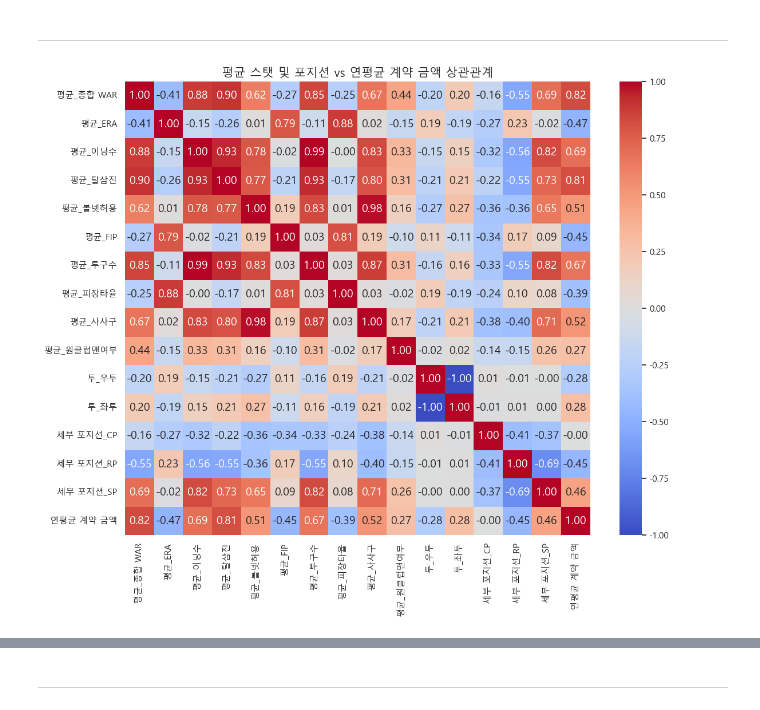
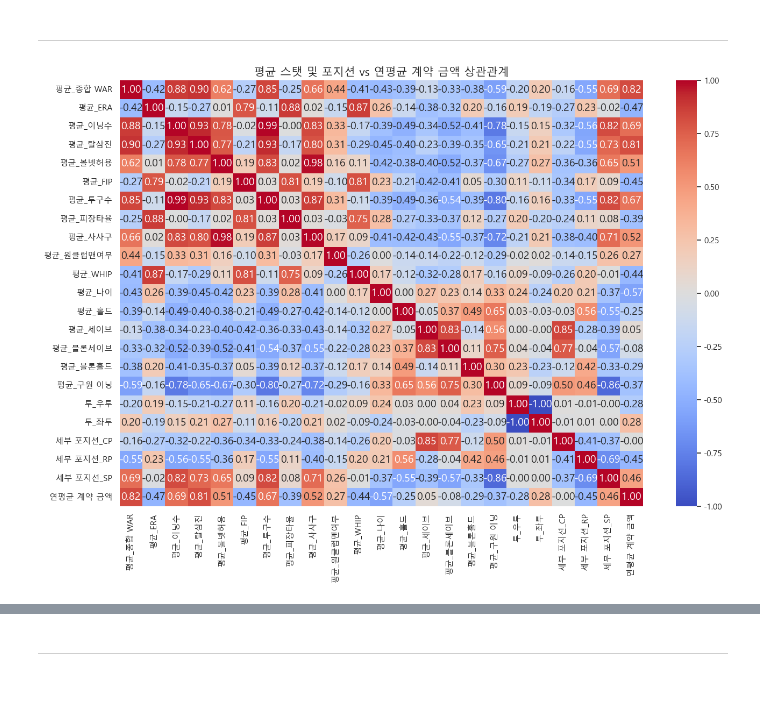
Before and after one commit to choiwj0215/datathon-team-11, a Jupyter notebook: 박상현/jupyter/FA_투수_EDA_ver2.ipynb, the cells around one changed output, grey strips where cells are left out. Drawn from its saved outputs; the diff is of its cells as text; code cells hidden in the pictures.

```diff
--- a/박상현/jupyter/FA_투수_EDA_ver2.ipynb
+++ b/박상현/jupyter/FA_투수_EDA_ver2.ipynb
@@ -65,7 +65,20 @@ df_cleaned = df_filtered[
 ].copy()
 # %%
 # 2. 평균 낼 스탯 컬럼
-stat_cols = ['종합 WAR', 'ERA', '이닝수', '탈삼진', '볼넷허용', 'FIP', '투구수', '피장타율', '사사구', '원클럽맨여부']
+stat_cols = ['종합 WAR', 'ERA', '이닝수', '탈삼진', '볼넷허용', 'FIP', '투구수', '피장타율', '사사구', '원클럽맨여부','WHIP', '나이', '홀드', '세이브', '블론세이브', '블론홀드', '구원 이닝']
+# %%
+# 2-1. 합계 낼 스탯 컬럼
+stat_sum = df_cleaned.groupby('선수명').agg({
+    '이닝수': 'sum',
+    '탈삼진': 'sum',
+    '사사구': 'sum',
+    '자책점': 'sum'  # ERA* 계산에 필요
+}).reset_index()
+# %%
+# 파생 컬럼 계산
+stat_sum['ERA*'] = (stat_sum['자책점'] / stat_sum['이닝수']) * 9
+stat_sum['K/9'] = (stat_sum['탈삼진']  / stat_sum['이닝수']) * 9
+stat_sum['BB/9'] = (stat_sum['사사구'] / stat_sum['이닝수']) * 9
 # %%
 # 3. 선수별 평균 스탯 계산
 stat_mean = df_cleaned.groupby('선수명')[stat_cols].mean().reset_index()
@@ -83,8 +96,10 @@ pos_info = df_cleaned.groupby('선수명')[['투', '세부 포지션']].agg(lamb
 fa_contract = df1[df1['FA 계약 연수'] > 0][['선수명', 'FA 계약 총액', 'FA 계약 연수']].drop_duplicates('선수명')
 fa_contract['연평균 계약 금액'] = fa_contract['FA 계약 총액'] / fa_contract['FA 계약 연수']
 # %%
-# 6. 병합
-merged = stat_mean.merge(pos_info, on='선수명').merge(fa_contract, on='선수명')
+# === 최종 병합 (평균 + 합계 파생컬럼 + 포지션 + 계약 정보) ===
+merged = stat_mean.merge(stat_sum[['선수명', 'ERA*', 'K/9', 'BB/9']], on='선수명') \
+                  .merge(pos_info, on='선수명') \
+                  .merge(fa_contract, on='선수명')
 # %%
 # 7. 원핫 인코딩
 df_encoded = pd.get_dummies(merged, columns=['투', '세부 포지션'])
@@ -93,13 +108,13 @@ df_encoded = pd.get_dummies(merged, columns=['투', '세부 포지션'])
 columns_for_corr = [col for col in df_encoded.columns if col.startswith('평균_') or col.startswith('투_') or col.startswith('세부 포지션_')]
 columns_for_corr.append('연평균 계약 금액')
 # %%
-# 9. 상관관계 분석 및 시각화
+# 9. 상관관계 분석 및 시각화 (전체 선수)
 corr_df = df_encoded[columns_for_corr].corr()
 
-plt.figure(figsize=(12, 10))
+plt.figure(figsize=(14, 10))
 sns.heatmap(corr_df, annot=True, cmap='coolwarm', fmt=".2f")
 plt.title("평균 스탯 및 포지션 vs 연평균 계약 금액 상관관계", fontsize=15)
 plt.tight_layout()
 plt.show()
 # %% [output]
-[figure, old version]
+[figure, new version]
```
Also changed, not shown: parts of 68 cells of this notebook, 3 other files.
